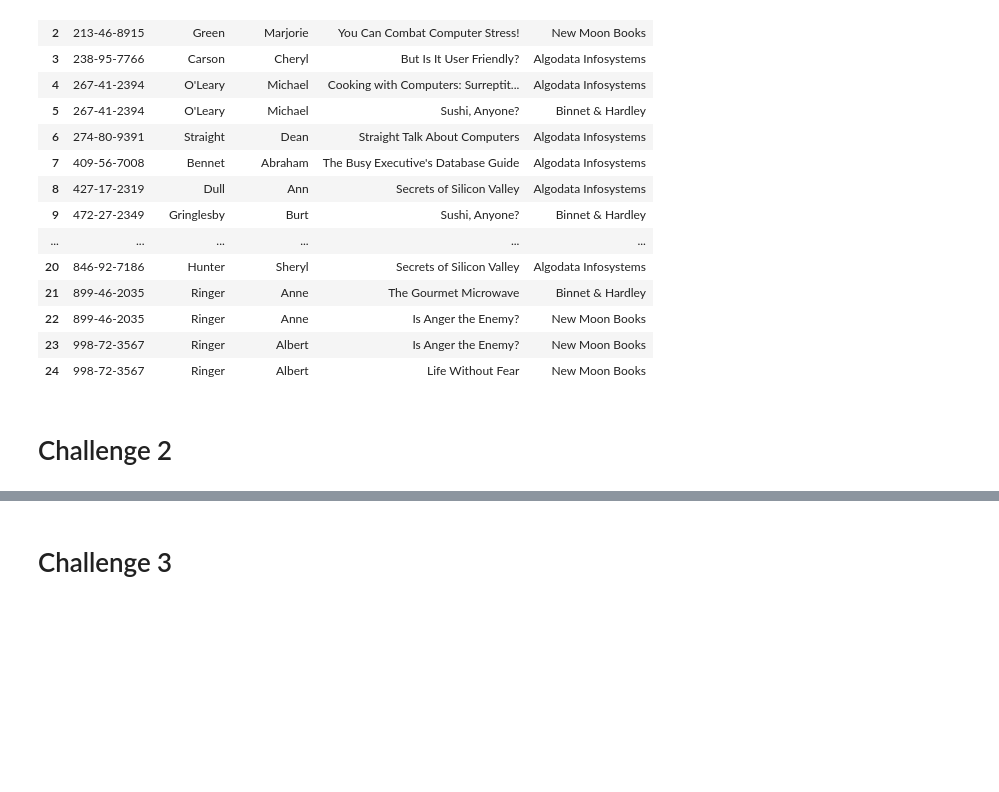
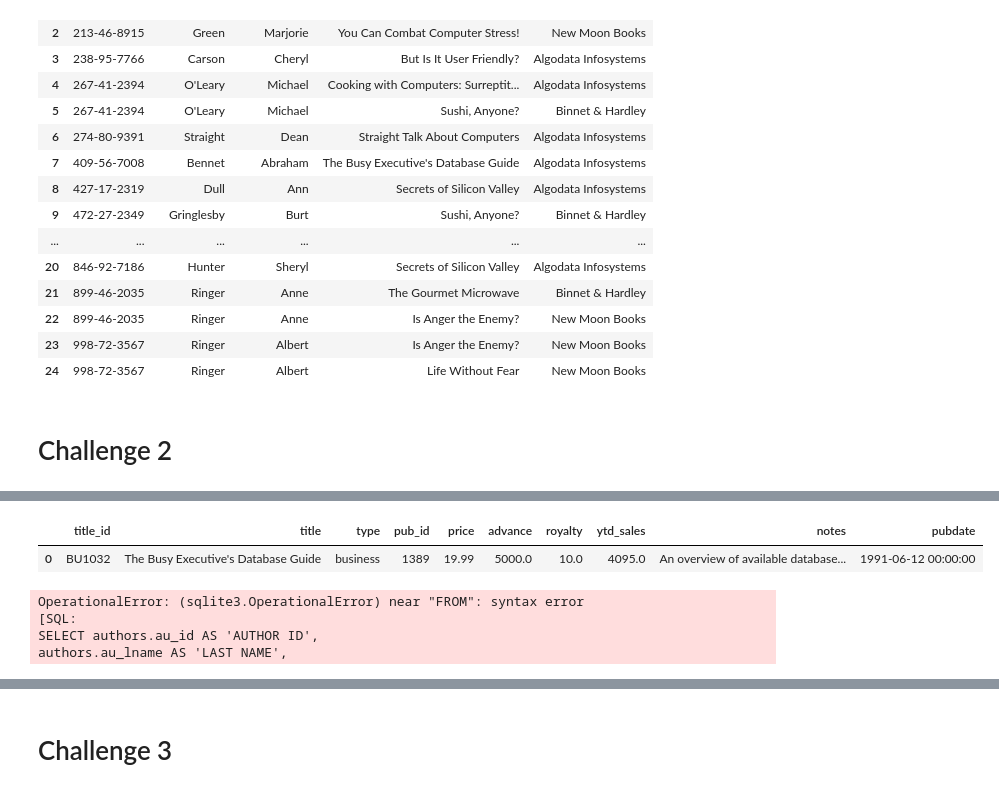
Before and after one commit to angel-barruz/dataptmad0522_labs, a Jupyter notebook: module-1/mysql-select/Untitled.ipynb, the cells around one changed output, grey strips where cells are left out. Saved outputs shown, nothing was run; the diff lists cells and outputs as text; code cells hidden in the pictures; blank space fills up the shorter version.

```diff
--- a/module-1/mysql-select/Untitled.ipynb
+++ b/module-1/mysql-select/Untitled.ipynb
@@ -101,0 +88,6 @@ AttributeError: 'list' object has no attribute 'groupby'
+# %%
+Titles = pd.read_sql_query('SELECT * FROM titles', engine)
+Titles.head(1)
+# %% [output]
+|  | title_id | title | type | pub_id | price | advance | royalty | ytd_sales | notes | pubdate |
+| 0 | BU1032 | The Busy Executive's Database Guide | business | 1389 | 19.99 | 5000.0 | 10.0 | 4095.0 | An overview of available database... | 1991-06-12 00:00:00 |
@@ -101,0 +106,8 @@ AttributeError: 'list' object has no attribute 'groupby'
+# %%
+df_ch2 = pd.read_sql_query(query_ch2, engine)
+df_ch2
+# %% [output]
+OperationalError: (sqlite3.OperationalError) near "FROM": syntax error
+[SQL:
+SELECT authors.au_id AS 'AUTHOR ID',
+authors.au_lname AS 'LAST NAME',
```
Also changed, not shown: parts of 8 cells of this notebook.
